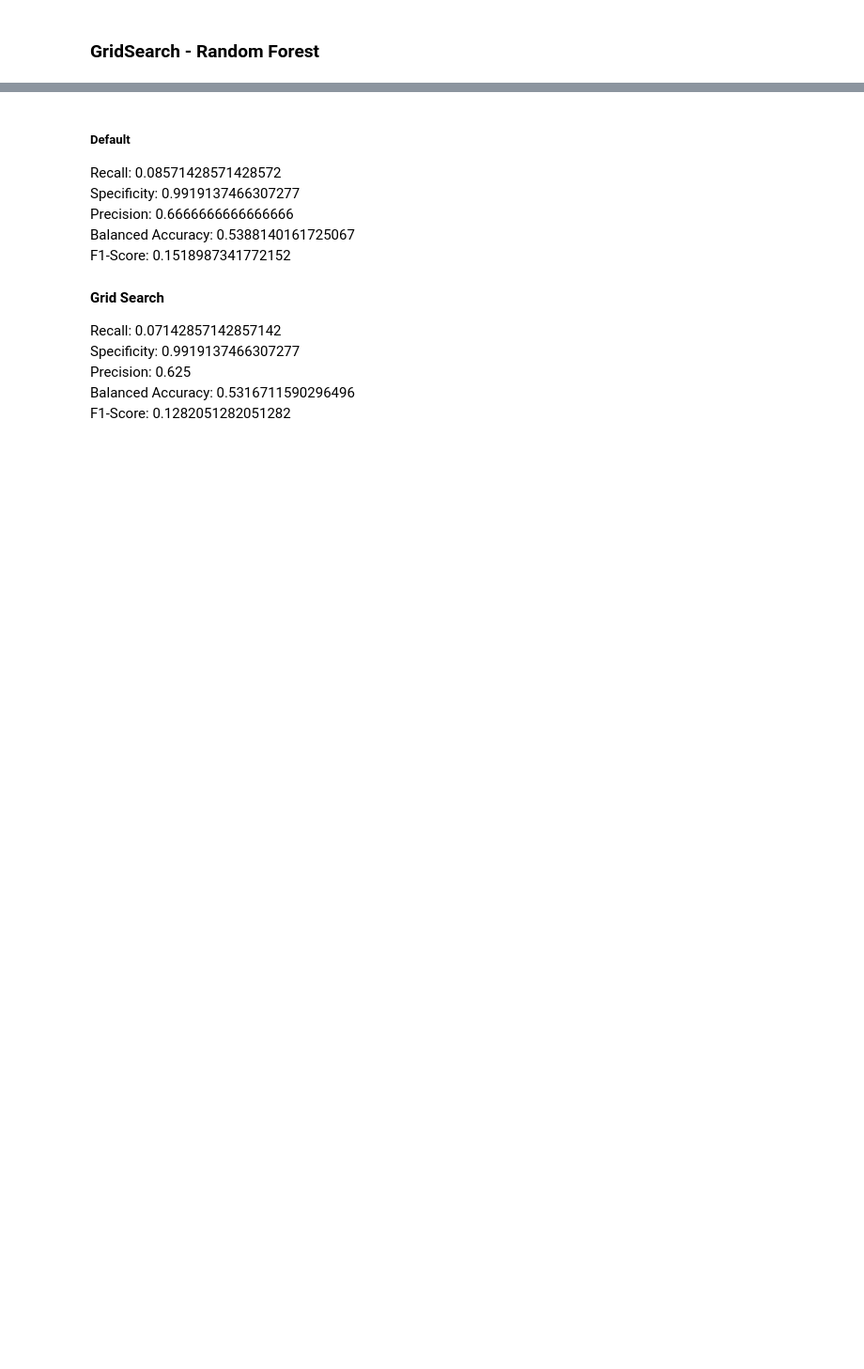
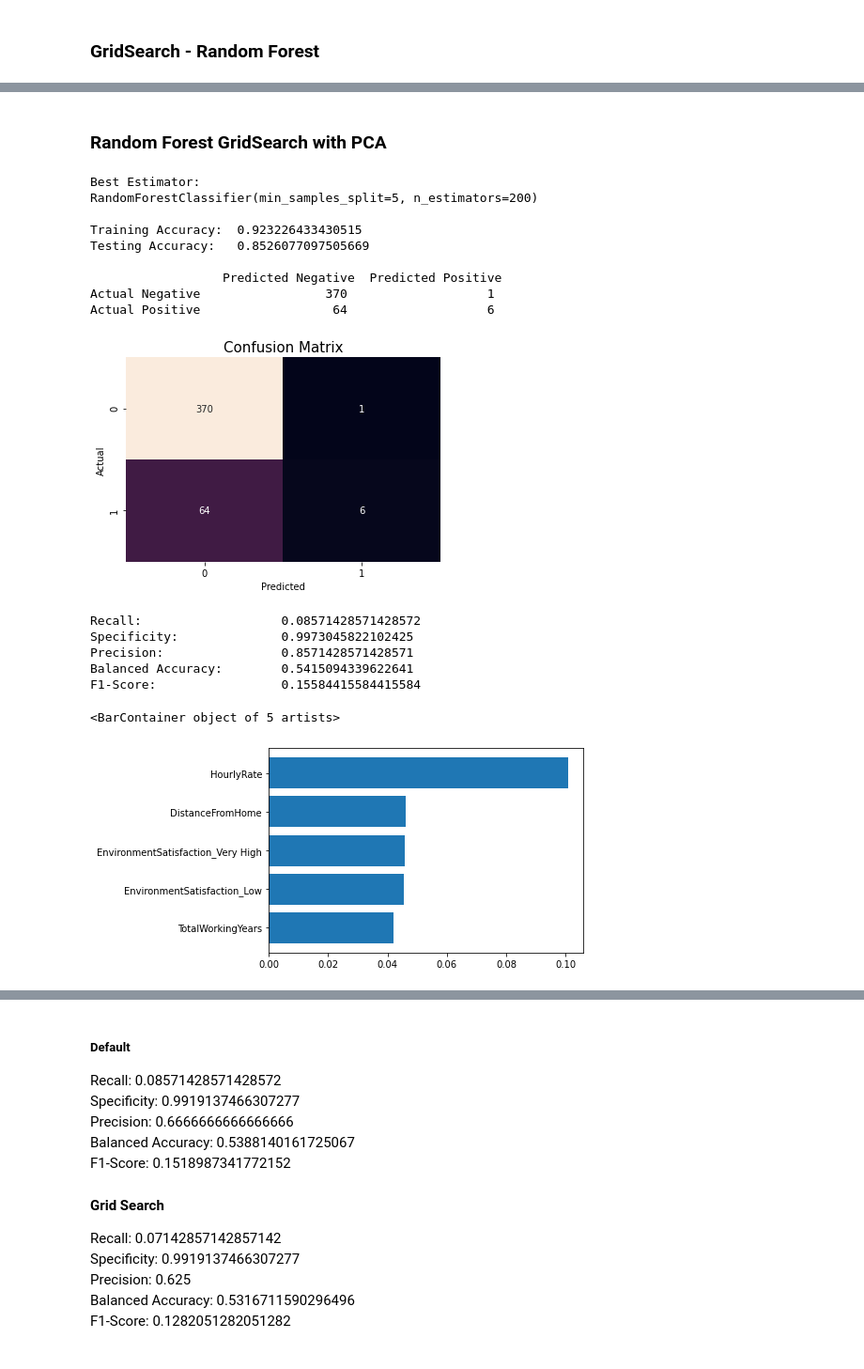
Before and after one commit to JoelQFernandez/DSC-540---Advanced-Machine-Learning---Final-Project, a Jupyter notebook: Final Project 03.5 Random Forest.ipynb, the cells around one changed output, grey strips where cells are left out. Shown: that part at 94% size. Saved outputs shown, nothing was run; the diff lists cells and outputs as text; code cells hidden in the pictures; blank space fills up the shorter version.

```diff
--- a/Final Project 03.5 Random Forest.ipynb
+++ b/Final Project 03.5 Random Forest.ipynb
@@ -226,0 +292,50 @@ F1-Score:                 0.175
+# %% [markdown]
+### Random Forest GridSearch with PCA
+# %%
+# Determine Best Estimator
+params = dict(
+    min_samples_split = [5, 10, 20, 30, 40, 50],
+    max_depth = [1,2,3,None],
+    n_estimators = [50, 100, 150, 200, 250]
+)
+best_estimator = gridSearcBestEstimator(RandomForestClassifier(), params, cv, PCA_X_train, PCA_y_train)
+
+# Fit Model to best_estimator
+clf = best_estimator.fit(PCA_X_train, PCA_y_train.values.ravel())
+
+# Calcualate Training and Testing Accuracy
+testing_accuracy, y_test_pred = modelAccuracy(clf, PCA_X_train, PCA_X_test)
+
+# Print Confusion Matrix
+cm = confusionMatrix(PCA_y_test, y_test_pred)
+
+# Heat Map
+heatMap(PCA_y_test, y_test_pred)
+
+# Print Metrics
+recall, specificity, precision, balanced_accuracy, F1 = metrics(cm, PCA_y_test, y_test_pred)
+
+# Populate Table
+Table['Random Forest Best Estimator PCA'] = ['RandomForestClassifier(min_samples_split = 5, n_estimators=150)', testing_accuracy, recall, specificity, precision, balanced_accuracy, F1]
+
+#Feature Importance
+top_n = np.argsort(clf.feature_importances_)[-5:]
+plt.barh(X.columns[top_n], clf.feature_importances_[top_n])
+# %% [output]
+Best Estimator:
+RandomForestClassifier(min_samples_split=5, n_estimators=200)
+
+Training Accuracy:  0.923226433430515
+Testing Accuracy:   0.8526077097505669
+
+                  Predicted Negative  Predicted Positive
+Actual Negative                 370                   1
+Actual Positive                  64                   6
+[figure, added]
+Recall:                   0.08571428571428572
+Specificity:              0.9973045822102425
+Precision:                0.8571428571428571
+Balanced Accuracy:        0.5415094339622641
+F1-Score:                 0.15584415584415584
+<BarContainer object of 5 artists>
+[figure, added]
```
Also changed, not shown: parts of 20 cells of this notebook.
